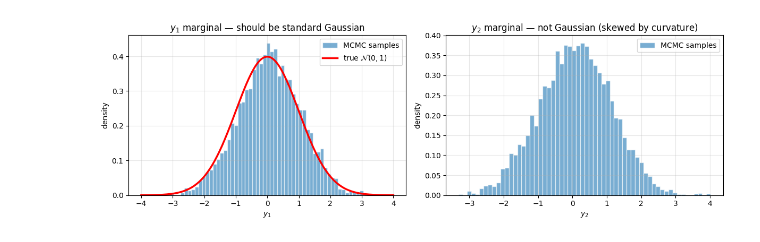
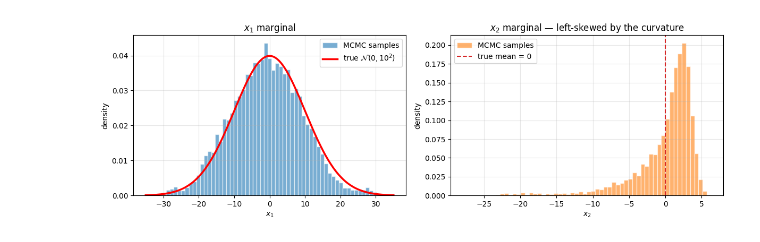
Before and after one commit to korkmazgoz-caglar/random-walk-mcmc, a Jupyter notebook: tutorials/03_banana_sampling.ipynb, the cells around one changed output. Saved outputs shown, nothing was run; the diff lists cells and outputs as text; code cells hidden in the pictures.

```diff
--- a/tutorials/03_banana_sampling.ipynb
+++ b/tutorials/03_banana_sampling.ipynb
@@ -68,16 +61,20 @@ rng = np.random.default_rng(seed=42)
 
 samples, accepted = random_walk_metropolis_hastings(
     target_log_pdf=banana_log_pdf,
-    x0=[0.0, 0.0],
-    n_samples=10_000,
-    step_size=0.5,
+    x0=[0.0, 3.0],
+    n_samples=50_000,
+    step_size=[4.0, 2.0],
     rng=rng,
 )
 
+burn_in = 5_000
+posterior = samples[burn_in:]
+true_x2_std = np.sqrt(1.0 + 20_000.0 * b_default**2)
+
 print(f"Samples shape:   {samples.shape}")
 print(f"Acceptance rate: {accepted.mean():.3f}")
-print(f"y_1 sample mean: {samples[:, 0].mean():.4f}  (true: 0.0)")
-print(f"y_2 sample mean: {samples[:, 1].mean():.4f}  (true: 0.1)")
-print(f"y_1 sample std:  {samples[:, 0].std():.4f}  (true: 1.0)")
-print(f"y_2 sample std:  {samples[:, 1].std():.4f}  (true: ~1.02)")
+print(f"x1 sample mean:  {posterior[:, 0].mean():.4f}  (true: 0.0)")
+print(f"x2 sample mean:  {posterior[:, 1].mean():.4f}  (true: 0.0)")
+print(f"x1 sample std:   {posterior[:, 0].std():.4f}  (true: 10.0)")
+print(f"x2 sample std:   {posterior[:, 1].std():.4f}  (true: {true_x2_std:.4f})")
 # %% [output]
@@ -145,29 +148,50 @@ plt.show()
 # %%
 fig, axes = plt.subplots(1, 2, figsize=(12, 4))
 
-# y_1 marjinali — TRUE N(0, 1)
-axes[0].hist(samples[:, 0], bins=60, density=True, alpha=0.6, color="C0",
-             edgecolor="white", label="MCMC samples")
-y1_range = np.linspace(-4, 4, 200)
-axes[0].plot(y1_range, np.exp(-0.5 * y1_range ** 2) / np.sqrt(2 * np.pi),
-             "r-", linewidth=2.5, label=r"true $\mathcal{N}(0, 1)$")
-axes[0].set_xlabel(r"$y_1$")
+
+axes[0].hist(
+    posterior[:, 0],
+    bins=60,
+    density=True,
+    alpha=0.6,
+    color="C0",
+    edgecolor="white",
+    label="MCMC samples",
+)
+x1_range = np.linspace(-35.0, 35.0, 300)
+x1_density = np.exp(-0.5 * (x1_range / 10.0) ** 2) / (10.0 * np.sqrt(2.0 * np.pi))
+axes[0].plot(
+    x1_range,
+    x1_density,
+    "r-",
+    linewidth=2.5,
+    label=r"true $\mathcal{N}(0, 10^2)$",
+)
+axes[0].set_xlabel(r"$x_1$")
 axes[0].set_ylabel("density")
-axes[0].set_title(r"$y_1$ marginal — should be standard Gaussian")
+axes[0].set_title(r"$x_1$ marginal")
 axes[0].legend()
 axes[0].grid(True, alpha=0.3)
 
-# y_2 marjinali — NOT Gaussian; right-skewed
-axes[1].hist(samples[:, 1], bins=60, density=True, alpha=0.6, color="C0",
-             edgecolor="white", label="MCMC samples")
-axes[1].set_xlabel(r"$y_2$")
+
+axes[1].hist(
+    posterior[:, 1],
+    bins=60,
+    density=True,
+    alpha=0.6,
+    color="C1",
+    edgecolor="white",
+    label="MCMC samples",
+)
+axes[1].axvline(0.0, color="C3", linestyle="--", linewidth=1.5, label="true mean = 0")
+axes[1].set_xlabel(r"$x_2$")
 axes[1].set_ylabel("density")
-axes[1].set_title(r"$y_2$ marginal — not Gaussian (skewed by curvature)")
+axes[1].set_title(r"$x_2$ marginal — left-skewed by the curvature")
 axes[1].legend()
 axes[1].grid(True, alpha=0.3)
 
 plt.tight_layout()
 plt.show()
 # %% [output]
-[figure, old version]
+[figure, new version]
 # %%
```
Also changed, not shown: parts of 7 cells of this notebook, 7 other files.
